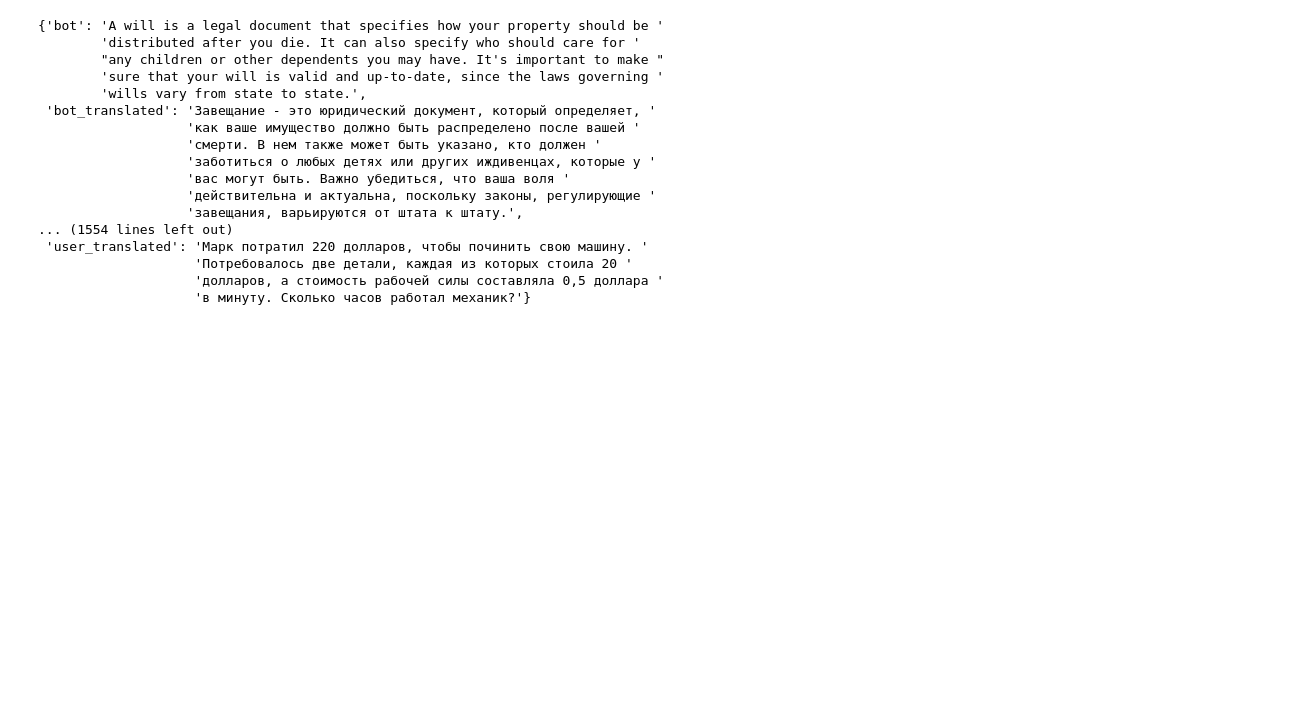
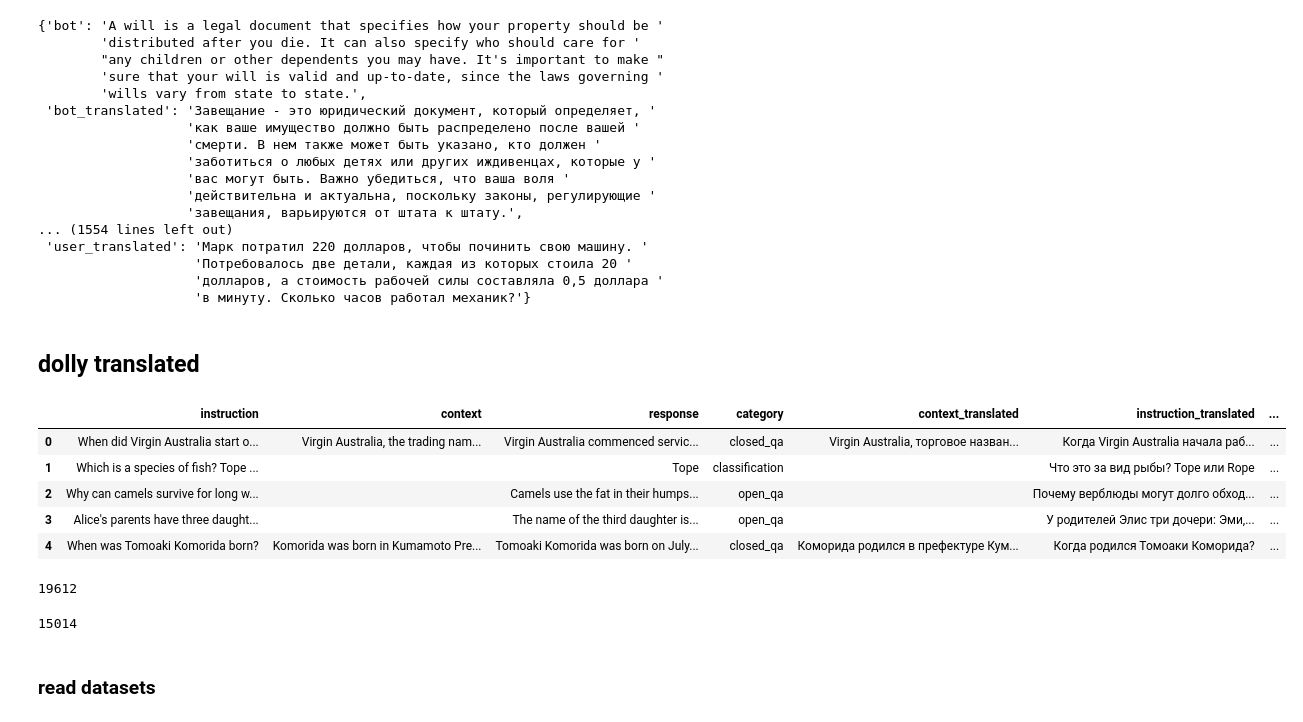
Before and after one commit to dmitrymailk/DeepSpeedExamples, a Jupyter notebook: applications/DeepSpeed-Chat/training/step1_supervised_finetuning/notebooks/prepare_datasets.ipynb, the cells around one changed output. Saved outputs shown, nothing was run; the diff lists cells and outputs as text; code cells hidden in the pictures; blank space fills up the shorter version.

```diff
--- a/applications/DeepSpeed-Chat/training/step1_supervised_finetuning/notebooks/prepare_datasets.ipynb
+++ b/applications/DeepSpeed-Chat/training/step1_supervised_finetuning/notebooks/prepare_datasets.ipynb
@@ -438,3 +527,17 @@ for i, item in enumerate(data):
                     'Потребовалось две детали, каждая из которых стоила 20 '
                     'долларов, а стоимость рабочей силы составляла 0,5 доллара '
                     'в минуту. Сколько часов работал механик?'}
+# %% [markdown]
+## dolly translated
+# %%
+import pandas as pd
+data = pd.read_json(path_or_buf="../datasets/dolly_translated/dolly_translated_fixed.json")
+# %%
+data.head(5)
+# %% [output]
+|  | instruction | context | response | category | context_translated | instruction_translated | ... |
+| 0 | When did Virgin Australia start o... | Virgin Australia, the trading nam... | Virgin Australia commenced servic... | closed_qa | Virgin Australia, торговое назван... | Когда Virgin Australia начала раб... | ... |
+| 1 | Which is a species of fish? Tope ... |  | Tope | classification |  | Что это за вид рыбы? Tope или Rope | ... |
+| 2 | Why can camels survive for long w... |  | Camels use the fat in their humps... | open_qa |  | Почему верблюды могут долго обход... | ... |
+| 3 | Alice's parents have three daught... |  | The name of the third daughter is... | open_qa |  | У родителей Элис три дочери: Эми,... | ... |
+| 4 | When was Tomoaki Komorida born? | Komorida was born in Kumamoto Pre... | Tomoaki Komorida was born on July... | closed_qa | Коморида родился в префектуре Кум... | Когда родился Томоаки Коморида? | ... |
@@ -440,0 +561,8 @@ for i, item in enumerate(data):
+# %%
+len(dolly_augumented)
+# %% [output]
+19612
+# %%
+len(data)
+# %% [output]
+15014
@@ -440,0 +574,2 @@ for i, item in enumerate(data):
+# %% [markdown]
+### read datasets
```
Also changed, not shown: parts of 28 cells of this notebook, 3 other files.
